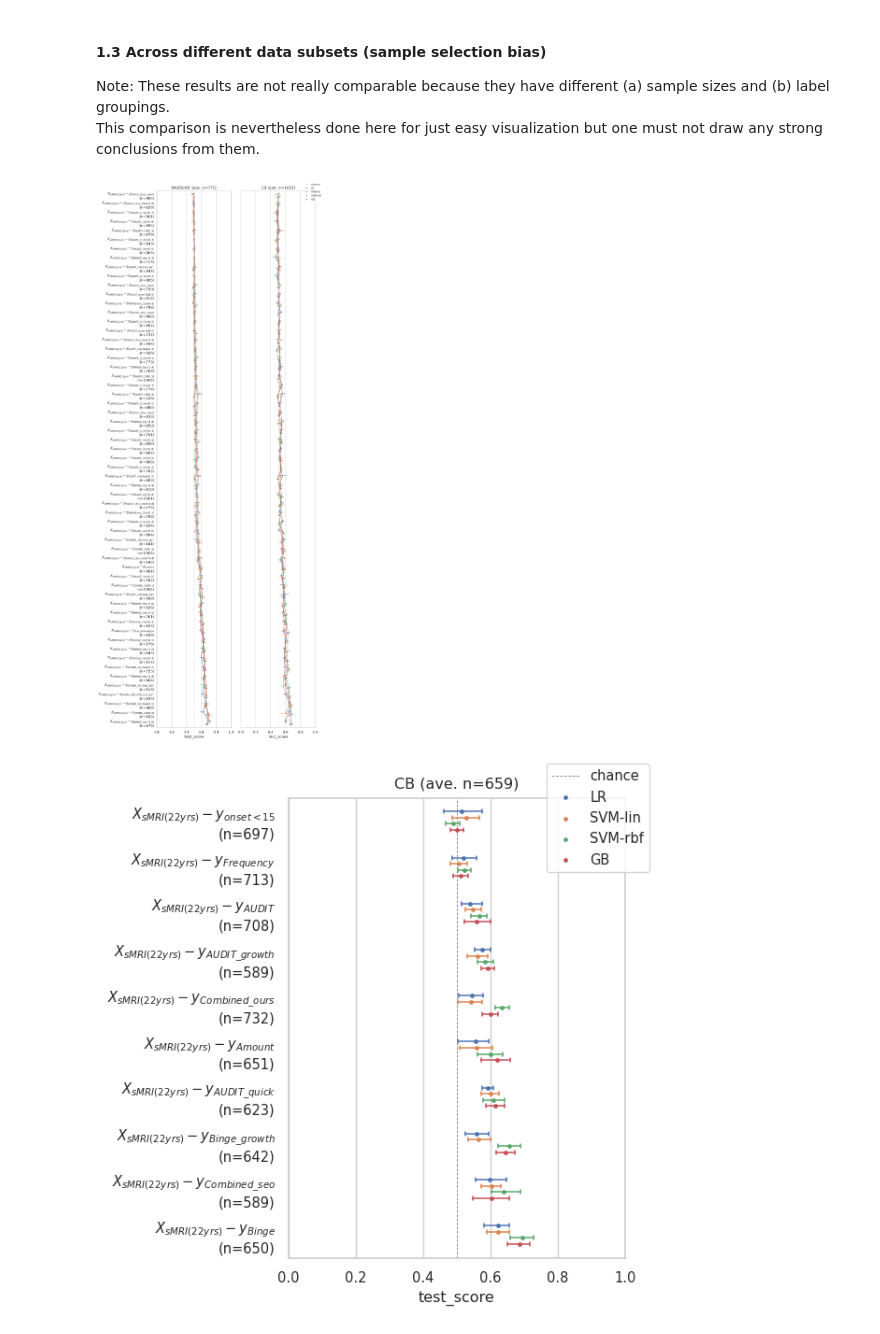
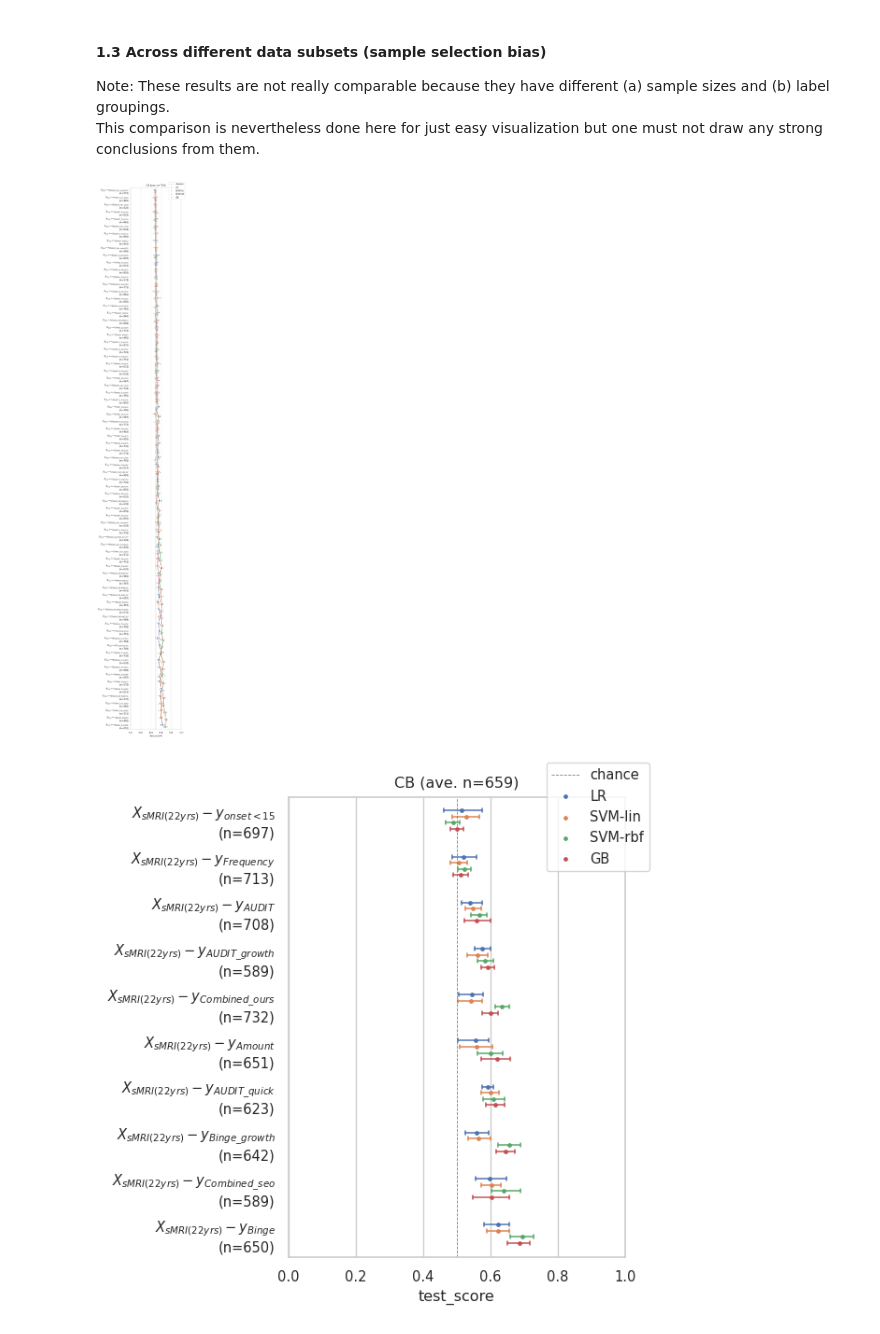
Before and after one commit to RoshanRane/ML_for_IMAGEN, a Jupyter notebook: MLpipelines/plot_results.ipynb, the cells around one changed output. Saved outputs shown, nothing was run; the diff lists cells and outputs as text; code cells hidden in the pictures.

```diff
--- a/MLpipelines/plot_results.ipynb
+++ b/MLpipelines/plot_results.ipynb
@@ -71,20 +71,25 @@ This comparison is nevertheless done here for just easy visualization but one mu
 # ! rm -rvf results/gm-combos-espad-gm-fine-cluster-binge-gm-fine-2-6-n668
 # %%
 dfs = [
-    *[pd.read_csv(f) for f in glob(f"results/*/*audit-combos*/*/run.csv")],
-    *[pd.read_csv(f) for f in glob(f"results/*/*gm-combos*audit*/*/run.csv")],
-    *[pd.read_csv(f) for f in glob(f"results/*/*binge-combos*/*/run.csv")],
-    *[pd.read_csv(f) for f in glob(f"results/*/*gm-combos*espad*/*/run.csv")],
-    *[pd.read_csv(f) for f in glob(f"results/*/*fu3*phenotype*/*/run.csv")],
-    *[pd.read_csv(f) for f in glob(f"results/*/combo-combos*/*/run.csv")],
+    *[pd.read_csv(f) for f in glob(f"results/audit-combos*/*/run.csv")],
+    *[pd.read_csv(f) for f in glob(f"results/gm-combos*audit*/*/run.csv")],
+    *[pd.read_csv(f) for f in glob(f"results/gm-combos*espad*/*/run.csv")],
+    *[pd.read_csv(f) for f in glob(f"results/freq-combos*/*/run.csv")],
+    *[pd.read_csv(f) for f in glob(f"results/amt-combos*/*/run.csv")],
+    *[pd.read_csv(f) for f in glob(f"results/binge-combos*/*/run.csv")],
+    *[pd.read_csv(f) for f in glob(f"results/newlbls*-phenotype*/*/run.csv")],
+    *[pd.read_csv(f) for f in glob(f"results/newlbls*-our-*/*/run.csv")],
+    *[pd.read_csv(f) for f in glob(f"results/combo-combos*/*/run.csv")],
       ]
 
-plot_result(dfs, input_type='sMRI (22yrs)',
-            conf_ctrl=["baseline","cb"], no_confs=True,
+plot_result(dfs, input_type='22y',
+#             conf_ctrl=["baseline","cb"],
+            no_confs=True,
             sorty_by='test_score', join=True) #'n_samples', 'test_score'
 # plt.savefig("results/lbls_comparison_full.pdf")
+plt.show()
 # %% [output]
-[figure, old version]
+[figure, new version]
 # %%
 dfs = [pd.read_csv(f) for f in glob(f"results/newlbls-fu3*/*/run.csv")]
 
```
Also changed, not shown: 20 other files.
